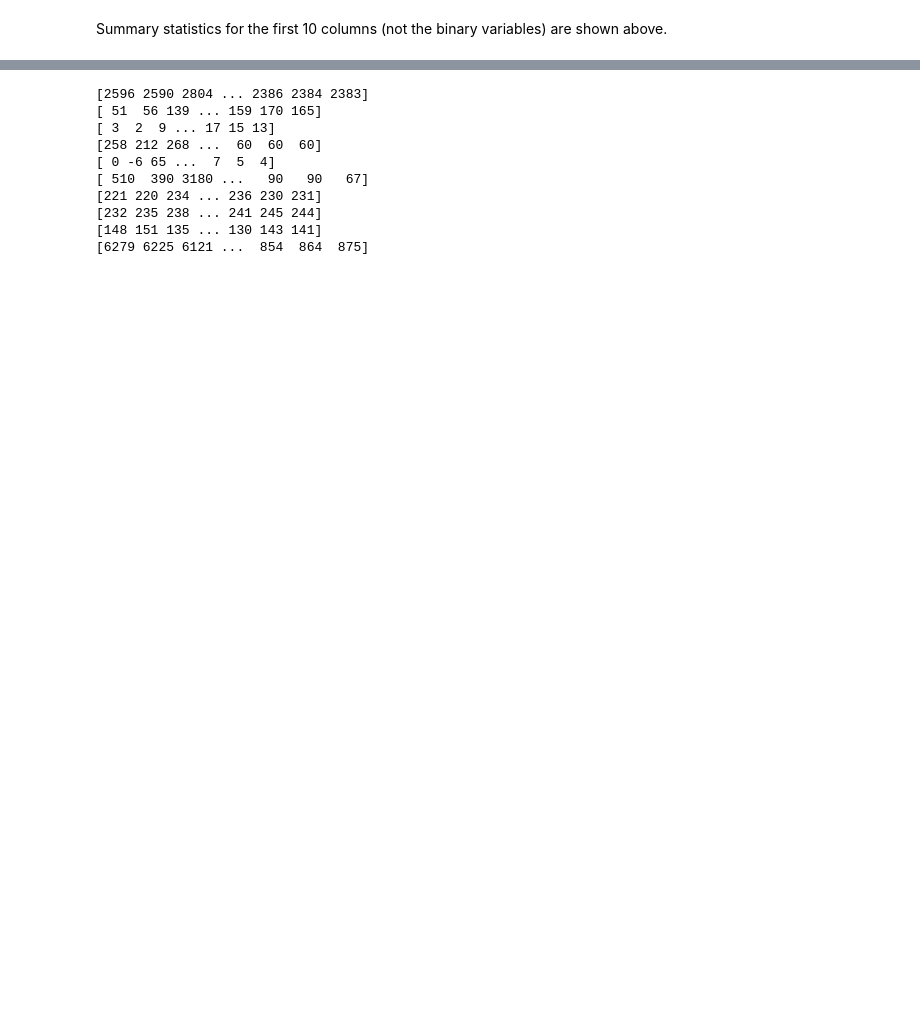
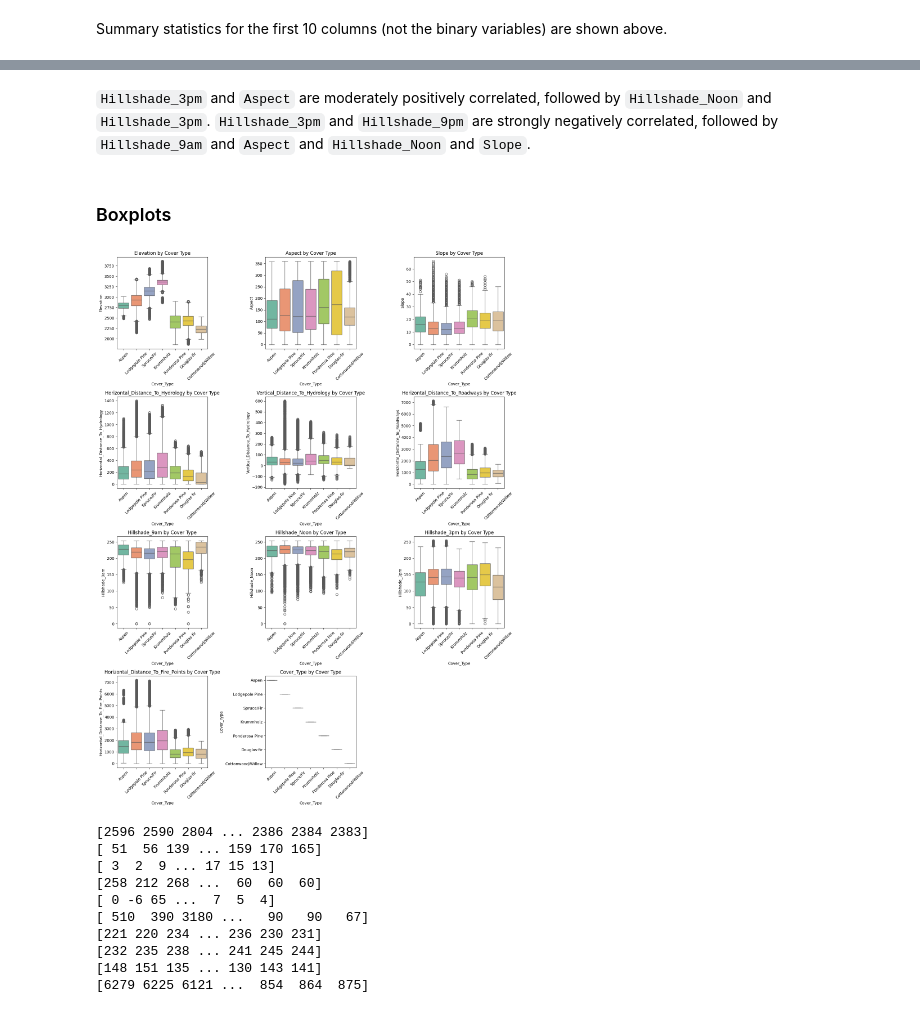
Before and after one commit to daechungus/CSM148-Final-Project, a Jupyter notebook: EDA_preprocessing_i_ii.ipynb, the cells around one changed output, grey strips where cells are left out. Saved outputs shown, nothing was run; the diff lists cells and outputs as text; code cells hidden in the pictures; blank space fills up the shorter version.

```diff
--- a/EDA_preprocessing_i_ii.ipynb
+++ b/EDA_preprocessing_i_ii.ipynb
@@ -125,3 +209,30 @@ Summary statistics for the first 10 columns (not the binary variables) are shown
+# %% [markdown]
+`Hillshade_3pm` and `Aspect` are moderately positively correlated, followed by `Hillshade_Noon` and `Hillshade_3pm`. `Hillshade_3pm` and `Hillshade_9pm` are strongly negatively correlated, followed by `Hillshade_9am` and `Aspect` and `Hillshade_Noon` and `Slope`.
+# %% [markdown]
+### Boxplots
+# %%
+# use numeric_cols from above.
+n_cols = len(numeric_cols)
+n_rows = (n_cols + 2) // 3
+
+fig, axes = plt.subplots(n_rows, 3, figsize=(15, 5 * n_rows))
+
+for i, col in enumerate(numeric_cols):
+    sns.boxplot(data = df_combined, x = 'Cover_Type', y = col,
+                ax = axes[i // 3, i % 3],
+                palette = sns.color_palette("Set2", 7),
+                hue = "Cover_Type",
+                legend = False)
+    axes[i // 3, i % 3].set_title(f'{col} by Cover Type')
+    axes[i // 3, i % 3].tick_params(axis='x', labelrotation=45)
+
+# we have one empty subplot so we hide it
+axes[-1, -1].set_visible(False)
+
+plt.tight_layout()
+plt.show()
+# %% [output]
+[figure, added]
 # %%
 for column in X[X.columns[:10]]:
     print(X[column].values)
```
Also changed, not shown: parts of 36 cells of this notebook.
